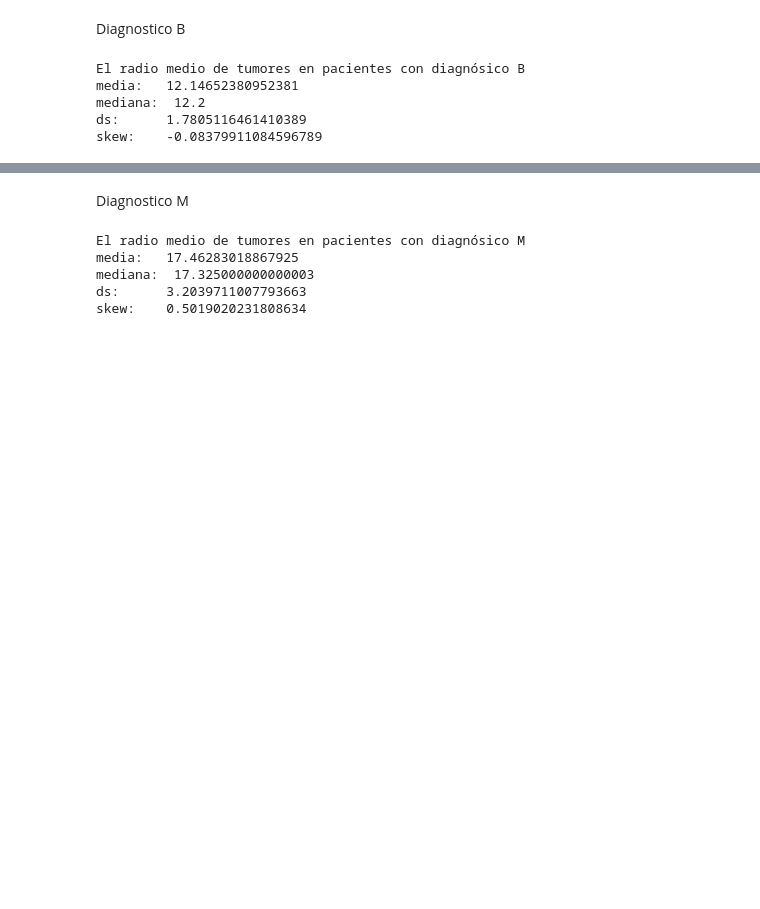
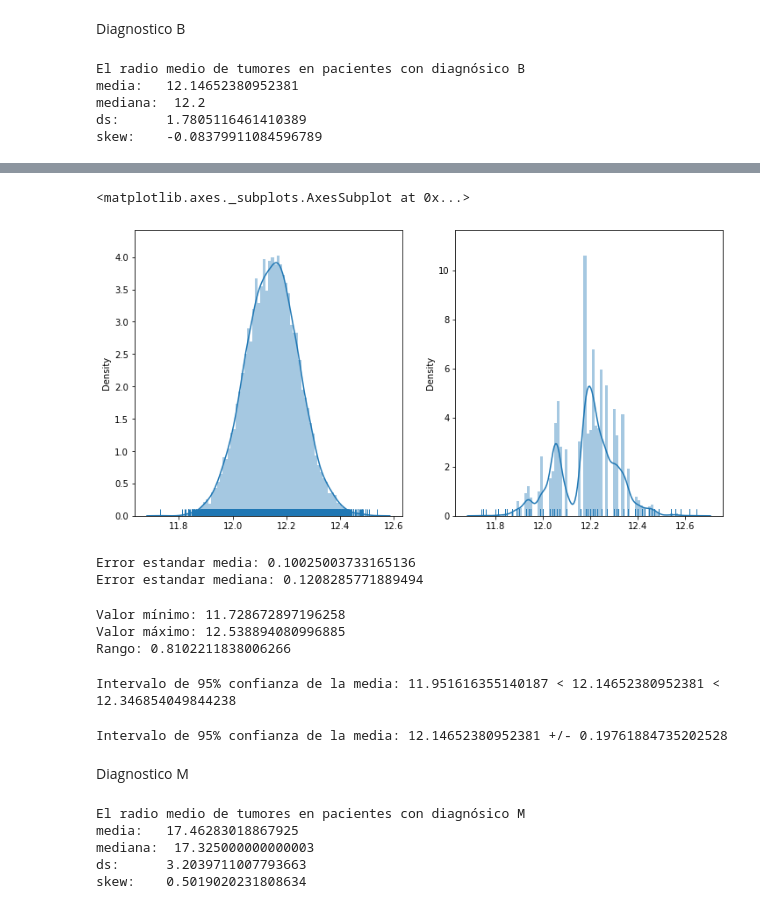
Before and after one commit to AngelicaDC/BEDUpython, a Jupyter notebook: Sesion-05/Reto-01bootstrap.ipynb, the cells around one changed output, grey strips where cells are left out. Saved outputs shown, nothing was run; the diff lists cells and outputs as text; code cells hidden in the pictures; blank space fills up the shorter version.

```diff
--- a/Sesion-05/Reto-01bootstrap.ipynb
+++ b/Sesion-05/Reto-01bootstrap.ipynb
@@ -110,3 +113,33 @@ print(pd.Series(means_B3).skew(), pd.Series(means_B3).kurtosis())
+# %%
+fig,axes=plt.subplots(1,2, figsize=(12,6))
+sns.distplot(pd.Series(means_B3),rug=True,ax=axes[0], kde=True, norm_hist=False, bins=80)
+sns.distplot(pd.Series(median_B3),rug=True,ax=axes[1], kde=True, norm_hist=False, bins=80)
+# %% [output]
+<matplotlib.axes._subplots.AxesSubplot at 0x...>
+[figure, added]
+# %%
+print(f'Error estandar media: {pd.Series(means_B3).std()} \nError estandar mediana: {pd.Series(median_B3).std()}')
+# %% [output]
+Error estandar media: 0.10025003733165136
+Error estandar mediana: 0.1208285771889494
+# %%
+print(f'Valor mínimo: {pd.Series(means_B3).min()}')
+print(f'Valor máximo: {pd.Series(means_B3).max()}')
+print(f'Rango: {pd.Series(means_B3).max() - pd.Series(means_B3).min()}')
+# %% [output]
+Valor mínimo: 11.728672897196258
+Valor máximo: 12.538894080996885
+Rango: 0.8102211838006266
+# %%
+print(f'Intervalo de 95% confianza de la media: {pd.Series(means_B3).quantile(0.025)} < {radio_B.mean()} < {pd.Series(means_B3).quantile(0.975)}')
+# %% [output]
+Intervalo de 95% confianza de la media: 11.951616355140187 < 12.14652380952381 < 12.346854049844238
+# %%
+mean_of_intervals_B = ((radio_B.mean() - pd.Series(means_B3).quantile(0.025)) + (pd.Series(means_B3).quantile(0.975) - radio_B.mean())) / 2
+
+print(f'Intervalo de 95% confianza de la media: {radio_B.mean()} +/- {mean_of_intervals_B}')
+# %% [output]
+Intervalo de 95% confianza de la media: 12.14652380952381 +/- 0.19761884735202528
 # %% [markdown]
 Diagnostico M
 # %%
```
Also changed, not shown: parts of 16 cells of this notebook.
